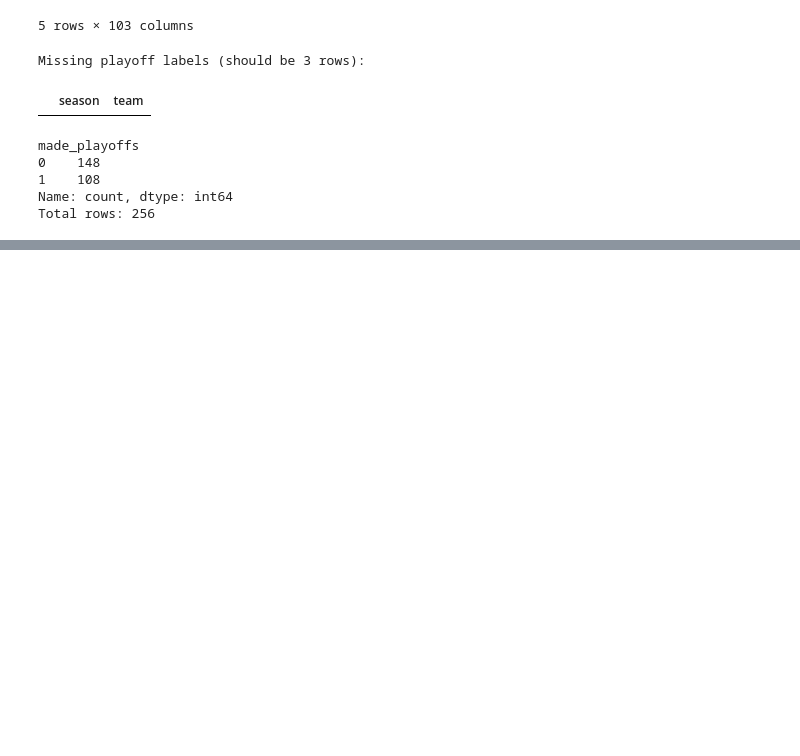
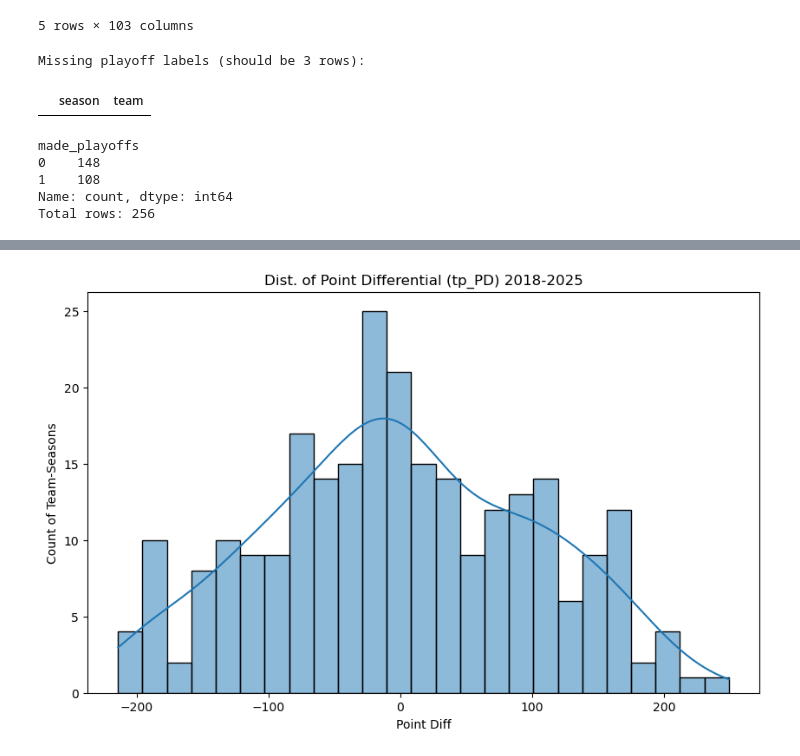
Before and after one commit to mattmarz94/nfl-decision-support-analytics, a Jupyter notebook: Data Preprocessing/build_team_season_master.ipynb, the cells around one changed output, grey strips where cells are left out. Drawn from its saved outputs; the diff is of its cells as text; code cells hidden in the pictures; blank space fills up the shorter version.

```diff
--- a/Data Preprocessing/build_team_season_master.ipynb
+++ b/Data Preprocessing/build_team_season_master.ipynb
@@ -1421,0 +1510,10 @@ master_df.to_csv("Team_Stats_Merge_2018_2025.csv", index=False)
+# %%
+plt.figure(figsize=(10,6))
+
+sns.histplot(data=master_df, x='tp_PD', bins=25, kde=True)
+plt.title('Dist. of Point Differential (tp_PD) 2018-2025')
+plt.xlabel('Point Diff')
+plt.ylabel('Count of Team-Seasons')
+plt.show()
+# %% [output]
+[figure, added]
```
Also changed, not shown: parts of 62 cells of this notebook.
